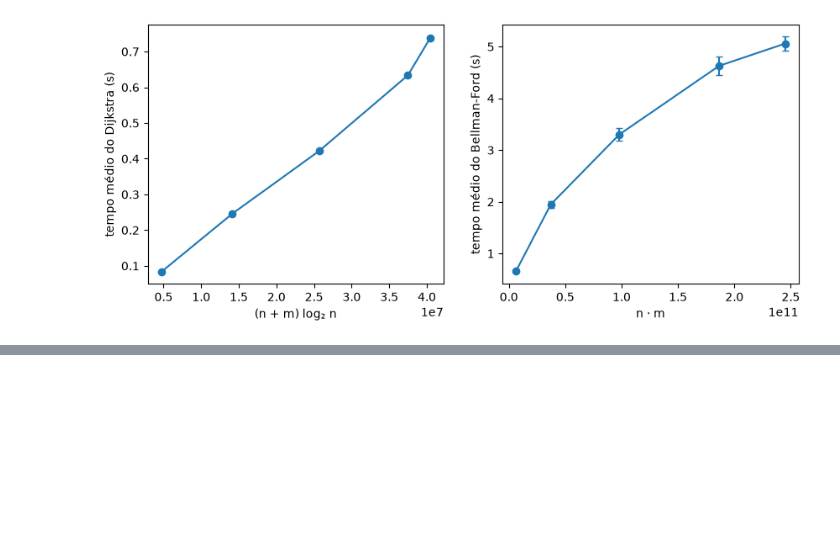
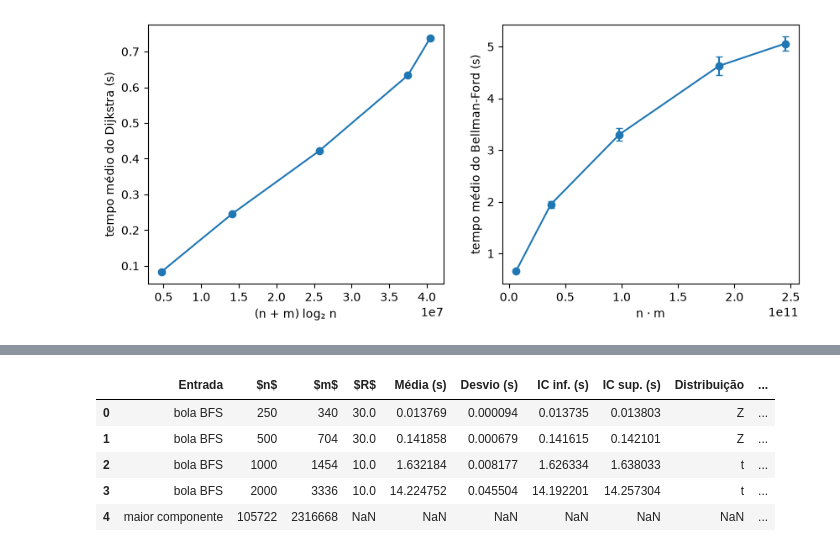
Before and after one commit to Augustocfq/snap-flickr-MATA53, a Jupyter notebook: main.ipynb, the cells around one changed output, grey strips where cells are left out. Drawn from its saved outputs; the diff is of its cells as text; code cells hidden in the pictures; blank space fills up the shorter version.

```diff
--- a/main.ipynb
+++ b/main.ipynb
@@ -927,0 +1013,26 @@ plt.show()
+# %%
+largest_component = {
+    "input": "maior componente", "n": n, "m": len(edges),
+    "estimated_days": np.exp(intercept) * n ** slope / 86400,
+}
+times = pd.concat([times, pd.DataFrame([largest_component])], ignore_index=True)
+times["memory_gb"] = times["n"] ** 2 * 8 / 1e9
+columns = {
+    "input": "Entrada", "n": "$n$", "m": "$m$", "repetitions": "$R$",
+    "mean": "Média (s)", "deviation": "Desvio (s)", "ci_lower": "IC inf. (s)", "ci_upper": "IC sup. (s)",
+    "distribution": "Distribuição", "memory_gb": "Memória (GB)", "estimated_days": "Estimado (dias)",
+}
+times_table = times[list(columns)].rename(columns=columns)
+times_table.style.format(thousands=".", decimal=",", precision=4, na_rep="--").format(
+    subset=["$R$"], precision=0, na_rep="--"
+).format(subset=["Estimado (dias)"], thousands=".", decimal=",", precision=1, na_rep="--").hide(axis="index").to_latex(
+    TABLES_DIR / "tempos_floyd.tex", hrules=True
+)
+times_table
+# %% [output]
+|  | Entrada | $n$ | $m$ | $R$ | Média (s) | Desvio (s) | IC inf. (s) | IC sup. (s) | Distribuição | ... |
+| 0 | bola BFS | 250 | 340 | 30.0 | 0.013769 | 0.000094 | 0.013735 | 0.013803 | Z | ... |
+| 1 | bola BFS | 500 | 704 | 30.0 | 0.141858 | 0.000679 | 0.141615 | 0.142101 | Z | ... |
+| 2 | bola BFS | 1000 | 1454 | 10.0 | 1.632184 | 0.008177 | 1.626334 | 1.638033 | t | ... |
+| 3 | bola BFS | 2000 | 3336 | 10.0 | 14.224752 | 0.045504 | 14.192201 | 14.257304 | t | ... |
+| 4 | maior componente | 105722 | 2316668 | NaN | NaN | NaN | NaN | NaN | NaN | ... |
```
Also changed, not shown: parts of 13 cells of this notebook, 5 other files.
